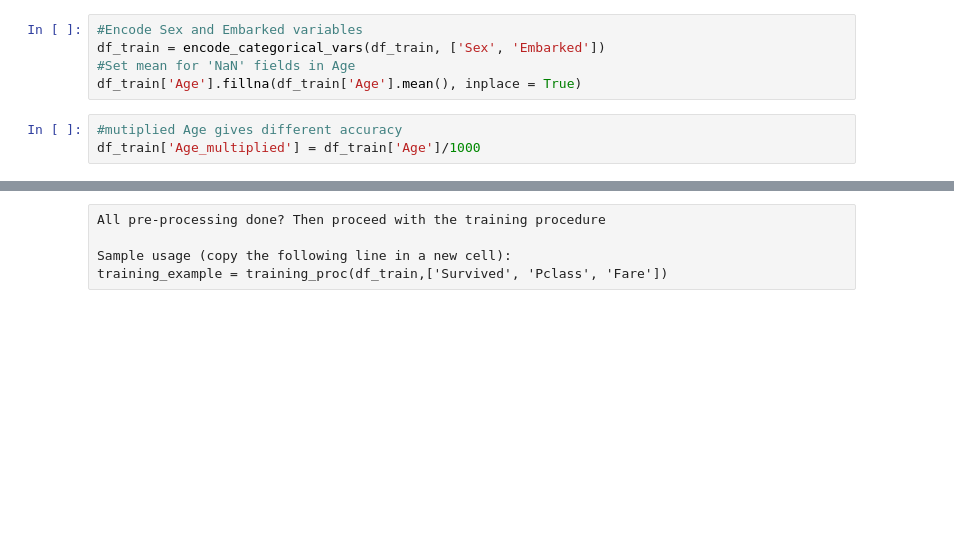
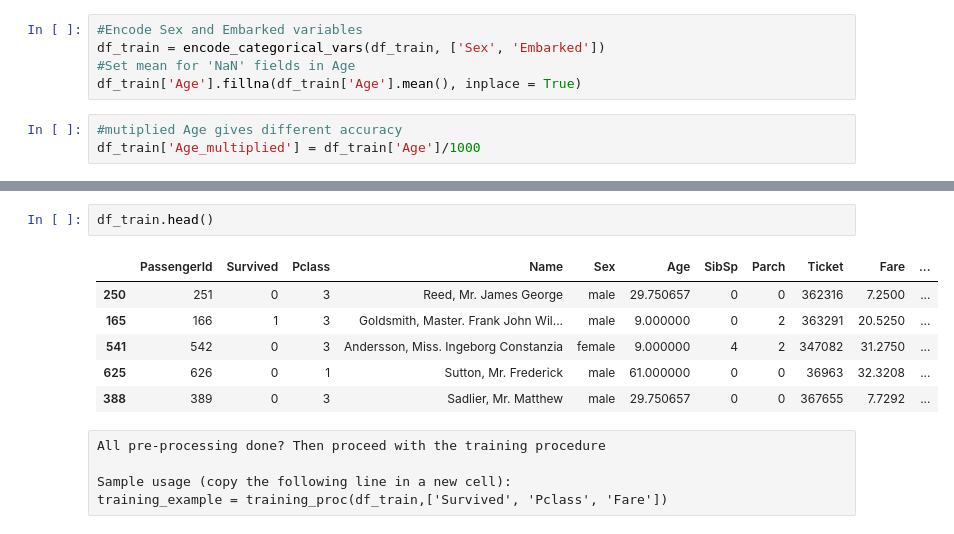
Before and after one commit to m0jibake/Titanic_Repo, a Jupyter notebook: Code/titanic_notebook.ipynb, the cells around one changed output, grey strips where cells are left out. Cells and saved outputs as stored; diff of their text form; blank space fills up the shorter version.

```diff
--- a/Code/titanic_notebook.ipynb
+++ b/Code/titanic_notebook.ipynb
@@ -92,3 +139,12 @@ df_train.head(10)
+# %%
+df_train.head()
+# %% [output]
+|  | PassengerId | Survived | Pclass | Name | Sex | Age | SibSp | Parch | Ticket | Fare | ... |
+| 250 | 251 | 0 | 3 | Reed, Mr. James George | male | 29.750657 | 0 | 0 | 362316 | 7.2500 | ... |
+| 165 | 166 | 1 | 3 | Goldsmith, Master. Frank John Wil... | male | 9.000000 | 0 | 2 | 363291 | 20.5250 | ... |
+| 541 | 542 | 0 | 3 | Andersson, Miss. Ingeborg Constanzia | female | 9.000000 | 4 | 2 | 347082 | 31.2750 | ... |
+| 625 | 626 | 0 | 1 | Sutton, Mr. Frederick | male | 61.000000 | 0 | 0 | 36963 | 32.3208 | ... |
+| 388 | 389 | 0 | 3 | Sadlier, Mr. Matthew | male | 29.750657 | 0 | 0 | 367655 | 7.7292 | ... |
 # %% [raw]
 All pre-processing done? Then proceed with the training procedure
 
```
Also changed, not shown: parts of 13 cells of this notebook, 1 other file.
